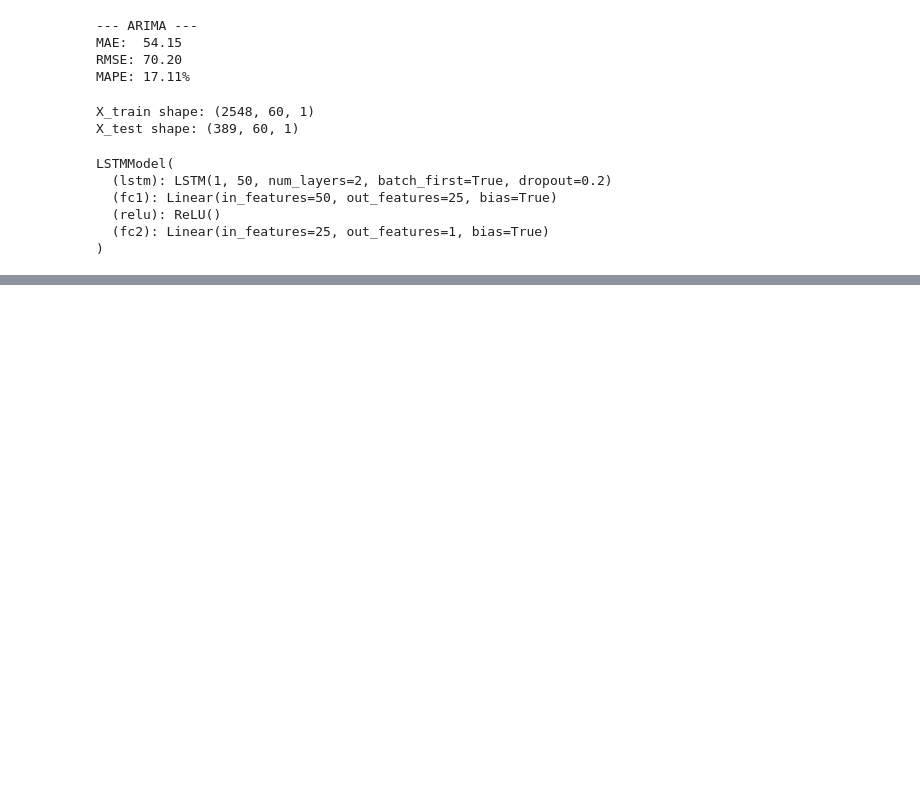
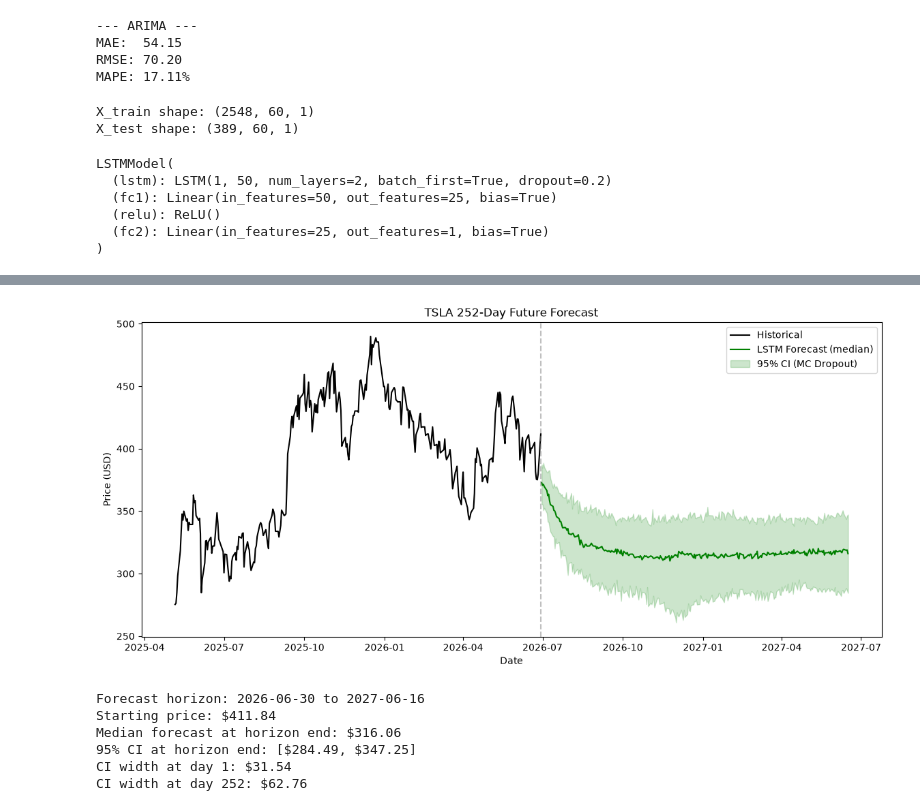
Before and after one commit to reb-ika/portfolio-optimization, a Jupyter notebook: notebooks/2.0-arima-lstm.ipynb, the cells around one changed output, grey strips where cells are left out. Saved outputs shown, nothing was run; the diff lists cells and outputs as text; code cells hidden in the pictures; blank space fills up the shorter version.

```diff
--- a/notebooks/2.0-arima-lstm.ipynb
+++ b/notebooks/2.0-arima-lstm.ipynb
@@ -299,0 +343,26 @@ MAPE: 5.73%
+# %%
+fig, ax = plt.subplots(figsize=(14, 6))
+ax.plot(tsla.index[-300:], tsla["Close"].iloc[-300:], label="Historical", color="black")
+ax.plot(future_dates, forecast_median, label="LSTM Forecast (median)", color="green")
+ax.fill_between(future_dates, forecast_lower, forecast_upper, color="green", alpha=0.2, label="95% CI (MC Dropout)")
+ax.axvline(tsla.index[-1], color="gray", linestyle="--", alpha=0.5)
+ax.set_title(f"TSLA {FORECAST_DAYS}-Day Future Forecast")
+ax.set_xlabel("Date")
+ax.set_ylabel("Price (USD)")
+ax.legend()
+plt.show()
+
+print(f"Forecast horizon: {future_dates[0].date()} to {future_dates[-1].date()}")
+print(f"Starting price: ${tsla['Close'].iloc[-1]:.2f}")
+print(f"Median forecast at horizon end: ${forecast_median[-1]:.2f}")
+print(f"95% CI at horizon end: [${forecast_lower[-1]:.2f}, ${forecast_upper[-1]:.2f}]")
+print(f"CI width at day 1: ${(forecast_upper[0] - forecast_lower[0]):.2f}")
+print(f"CI width at day {FORECAST_DAYS}: ${(forecast_upper[-1] - forecast_lower[-1]):.2f}")
+# %% [output]
+[figure, added]
+Forecast horizon: 2026-06-30 to 2027-06-16
+Starting price: $411.84
+Median forecast at horizon end: $316.06
+95% CI at horizon end: [$284.49, $347.25]
+CI width at day 1: $31.54
+CI width at day 252: $62.76
```
Also changed, not shown: parts of 6 cells of this notebook, 2 other files.
